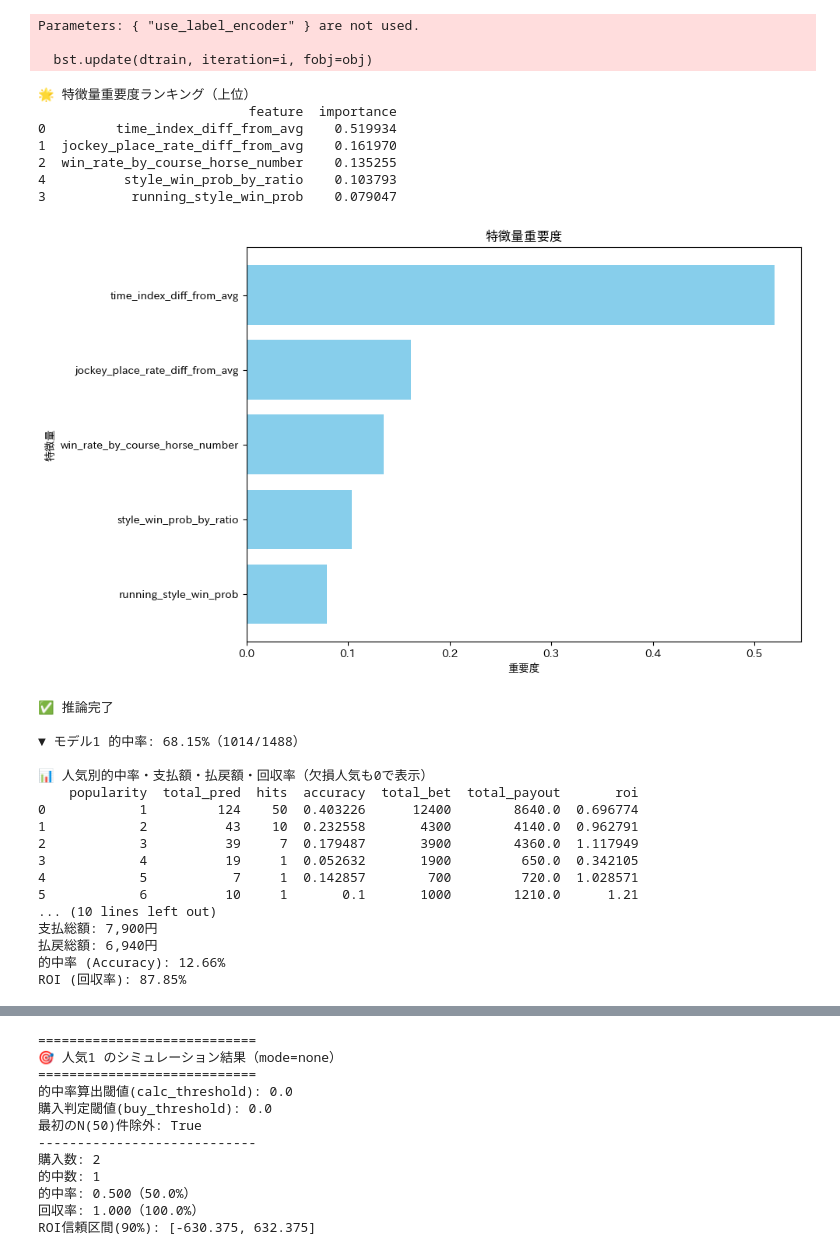
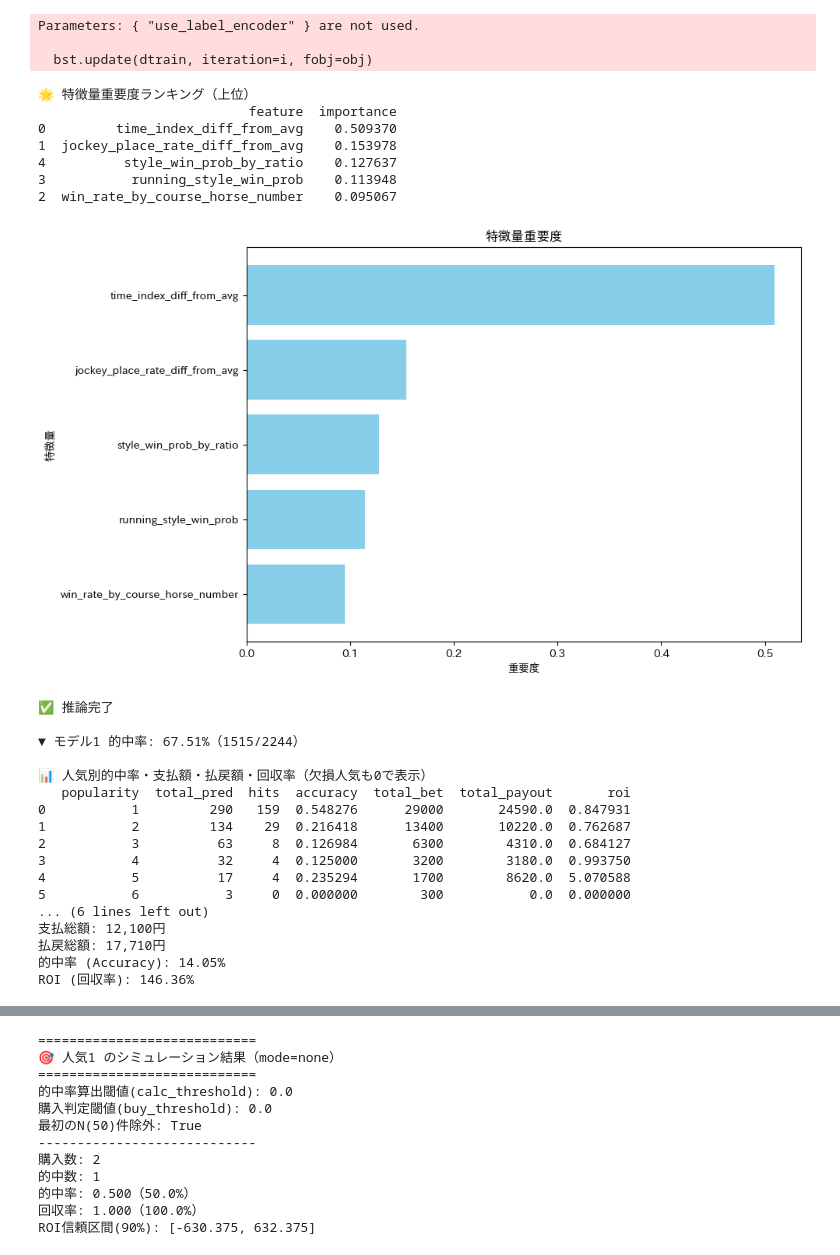
Before and after one commit to anniereon/keiba_ml, a Jupyter notebook: 上位に入る確率を予想して的中率や回収率の改善に繋げたい.ipynb, the cells around one changed output, grey strips where cells are left out. Cells and saved outputs as stored; diff of their text form; code cells hidden in the pictures.

```diff
--- a/上位に入る確率を予想して的中率や回収率の改善に繋げたい.ipynb
+++ b/上位に入る確率を予想して的中率や回収率の改善に繋げたい.ipynb
@@ -46,8 +46,8 @@ def get_last_corner_position(row):
 # ===============================================================
 # データ読み込み
 # ===============================================================
-num_horses = 12
-target_course_ids = [1304]
+num_horses = 8
+target_course_ids = [301, 401, 402, 202, 502, 302, 1402]
 # target_course_ids = 202
 course_label = "_".join(map(str, target_course_ids))
 input_file = "input_全頭_編集後.csv"
@@ -427,7 +427,7 @@ df_target["is_top4"] = (
 # ===============================================================
 # 学習用フィルタ
 # ===============================================================
-valid_year = 2024
+valid_year = 2023
 train_year = valid_year - 1
 filtered_df = df_target[
     (df_target["race_date"].dt.year >= train_year) &
@@ -578,56 +578,56 @@ pop_stats.to_csv(
 # ===============================================================
 # ✅ 指定人気だけを購入する設定
 # ===============================================================
 # buy_popularities = [3, 4, 5, 6, 7, 8, 9, 10, 11, 12]
 # buy_popularities = [3, 4]
 buy_popularities = [3, 4, 5, 6, 7, 8]
 
 df_buy = df_pred_top1[df_pred_top1["popularity"].isin(buy_popularities)].copy()
 
 total_pred_buy = len(df_buy)
 total_hits_buy = df_buy["is_hit"].sum()
 total_bet_buy = total_pred_buy * bet_amount
 total_payout_buy = df_buy["payout"].sum()
 
 accuracy_buy = total_hits_buy / total_pred_buy if total_pred_buy > 0 else 0
 roi_buy = total_payout_buy / total_bet_buy if total_pred_buy > 0 else 0
 
 print(f"\n🎯 指定人気 {buy_popularities} の購入結果")
 print(f"予想レース数: {total_pred_buy}")
 print(f"的中数: {total_hits_buy}")
 print(f"支払総額: {total_bet_buy:,}円")
 print(f"払戻総額: {total_payout_buy:,.0f}円")
 print(f"的中率 (Accuracy): {accuracy_buy:.2%}")
 print(f"ROI (回収率): {roi_buy:.2%}")
 # %% [output]
 Parameters: { "use_label_encoder" } are not used.
 
   bst.update(dtrain, iteration=i, fobj=obj)
 🌟 特徴量重要度ランキング（上位）
                            feature  importance
-0         time_index_diff_from_avg    0.519934
-1  jockey_place_rate_diff_from_avg    0.161970
-2  win_rate_by_course_horse_number    0.135255
-4          style_win_prob_by_ratio    0.103793
-3           running_style_win_prob    0.079047
+0         time_index_diff_from_avg    0.509370
+1  jockey_place_rate_diff_from_avg    0.153978
+4          style_win_prob_by_ratio    0.127637
+3           running_style_win_prob    0.113948
+2  win_rate_by_course_horse_number    0.095067
-[figure, old version]
+[figure, new version]
 ✅ 推論完了
 
-▼ モデル1 的中率: 68.15%（1014/1488）
+▼ モデル1 的中率: 67.51%（1515/2244）
 
 📊 人気別的中率・支払額・払戻額・回収率（欠損人気も0で表示）
-    popularity  total_pred  hits  accuracy  total_bet  total_payout       roi
-0            1         124    50  0.403226      12400        8640.0  0.696774
-1            2          43    10  0.232558       4300        4140.0  0.962791
-2            3          39     7  0.179487       3900        4360.0  1.117949
-3            4          19     1  0.052632       1900         650.0  0.342105
-4            5           7     1  0.142857        700         720.0  1.028571
-5            6          10     1       0.1       1000        1210.0      1.21
-... (10 lines left out)
-支払総額: 7,900円
-払戻総額: 6,940円
-的中率 (Accuracy): 12.66%
-ROI (回収率): 87.85%
+   popularity  total_pred  hits  accuracy  total_bet  total_payout       roi
+0           1         290   159  0.548276      29000       24590.0  0.847931
+1           2         134    29  0.216418      13400       10220.0  0.762687
+2           3          63     8  0.126984       6300        4310.0  0.684127
+3           4          32     4  0.125000       3200        3180.0  0.993750
+4           5          17     4  0.235294       1700        8620.0  5.070588
+5           6           3     0  0.000000        300           0.0  0.000000
+... (6 lines left out)
+支払総額: 12,100円
+払戻総額: 17,710円
+的中率 (Accuracy): 14.05%
+ROI (回収率): 146.36%
 # %%
 
 # ===============================================================
```
Also changed, not shown: parts of 6 cells of this notebook.
